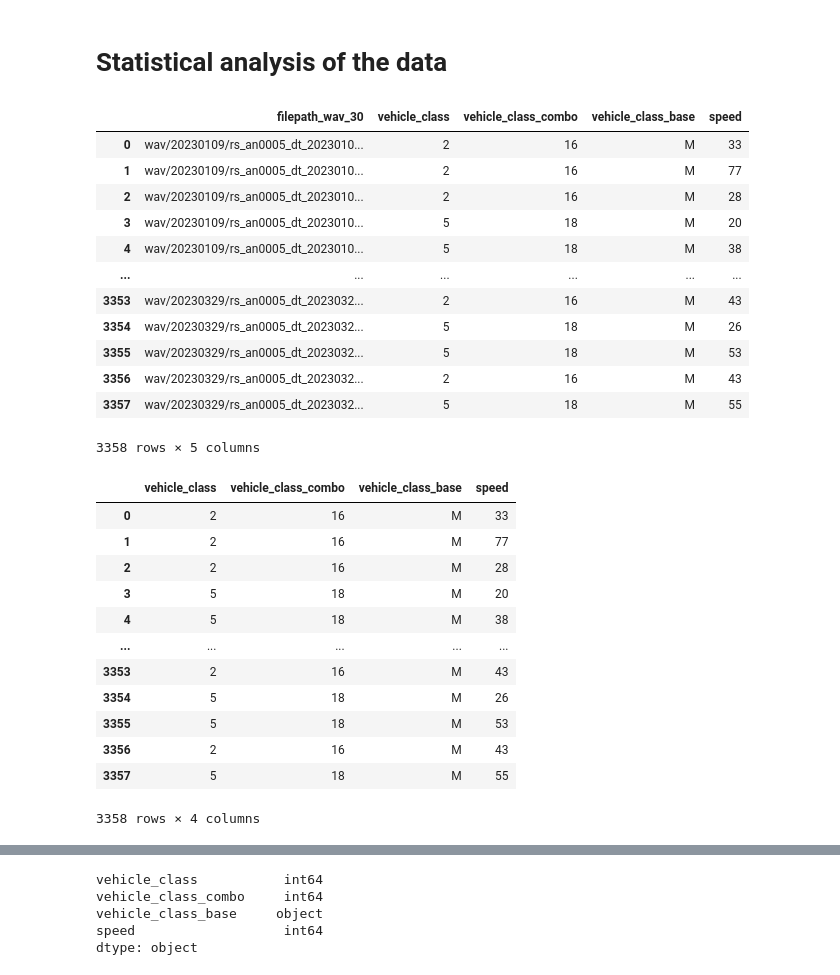
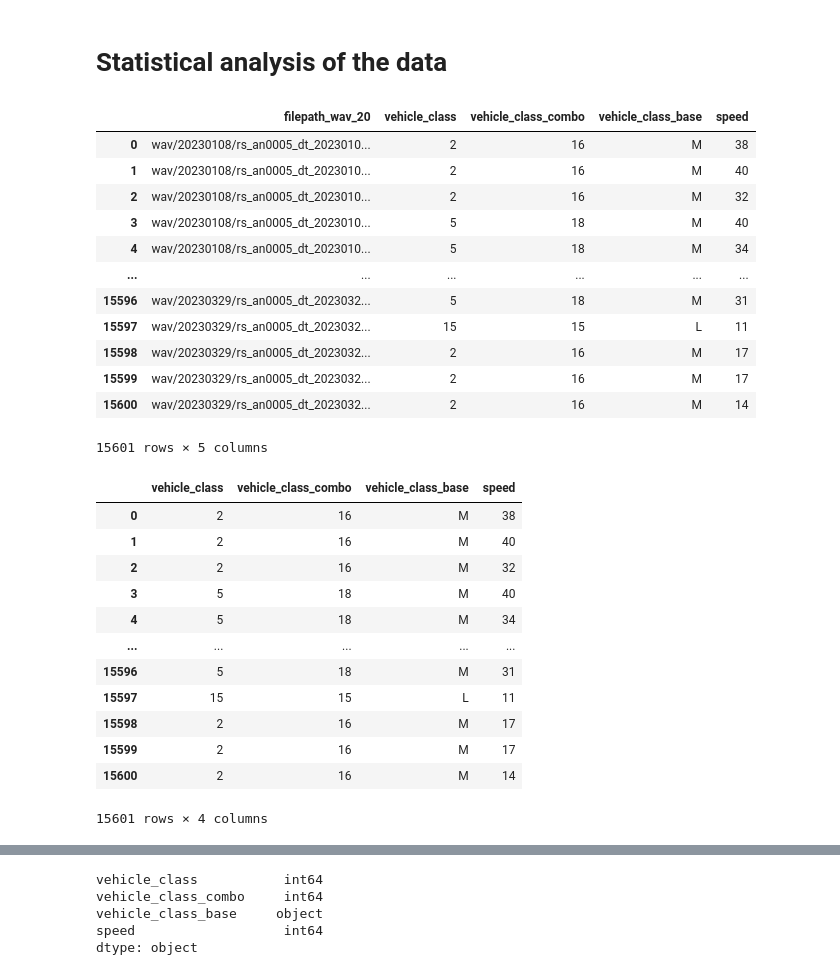
Before and after one commit to Malchemis/Classifier, a Jupyter notebook: regC/LinearRegression.ipynb, the cells around one changed output, grey strips where cells are left out. Cells and saved outputs as stored; diff of their text form; code cells hidden in the pictures.

```diff
--- a/regC/LinearRegression.ipynb
+++ b/regC/LinearRegression.ipynb
@@ -9,41 +9,41 @@ from sklearn.linear_model import LogisticRegression
 # %% [markdown]
 # Statistical analysis of the data
 # %%
-path_data = "/media/huimin/PortableSSD/KTH/data/SED-single_vehicle-30_sec/weak_labels.csv"
+path_data = "/media/huimin/Backup_03TB_651/single_vehicle-20sec_gap15sec/weak_labels.csv"
 data = pd.read_csv(path_data, sep='\t')
 data
 # %% [output]
-|  | filepath_wav_30 | vehicle_class | vehicle_class_combo | vehicle_class_base | speed |
-| 0 | wav/20230109/rs_an0005_dt_2023010... | 2 | 16 | M | 33 |
-| 1 | wav/20230109/rs_an0005_dt_2023010... | 2 | 16 | M | 77 |
-| 2 | wav/20230109/rs_an0005_dt_2023010... | 2 | 16 | M | 28 |
-| 3 | wav/20230109/rs_an0005_dt_2023010... | 5 | 18 | M | 20 |
-| 4 | wav/20230109/rs_an0005_dt_2023010... | 5 | 18 | M | 38 |
+|  | filepath_wav_20 | vehicle_class | vehicle_class_combo | vehicle_class_base | speed |
+| 0 | wav/20230108/rs_an0005_dt_2023010... | 2 | 16 | M | 38 |
+| 1 | wav/20230108/rs_an0005_dt_2023010... | 2 | 16 | M | 40 |
+| 2 | wav/20230108/rs_an0005_dt_2023010... | 2 | 16 | M | 32 |
+| 3 | wav/20230108/rs_an0005_dt_2023010... | 5 | 18 | M | 40 |
+| 4 | wav/20230108/rs_an0005_dt_2023010... | 5 | 18 | M | 34 |
 | ... | ... | ... | ... | ... | ... |
-| 3353 | wav/20230329/rs_an0005_dt_2023032... | 2 | 16 | M | 43 |
-| 3354 | wav/20230329/rs_an0005_dt_2023032... | 5 | 18 | M | 26 |
-| 3355 | wav/20230329/rs_an0005_dt_2023032... | 5 | 18 | M | 53 |
-| 3356 | wav/20230329/rs_an0005_dt_2023032... | 2 | 16 | M | 43 |
-| 3357 | wav/20230329/rs_an0005_dt_2023032... | 5 | 18 | M | 55 |
+| 15596 | wav/20230329/rs_an0005_dt_2023032... | 5 | 18 | M | 31 |
+| 15597 | wav/20230329/rs_an0005_dt_2023032... | 15 | 15 | L | 11 |
+| 15598 | wav/20230329/rs_an0005_dt_2023032... | 2 | 16 | M | 17 |
+| 15599 | wav/20230329/rs_an0005_dt_2023032... | 2 | 16 | M | 17 |
+| 15600 | wav/20230329/rs_an0005_dt_2023032... | 2 | 16 | M | 14 |
-3358 rows × 5 columns
+15601 rows × 5 columns
 # %%
 # Drop the first column
 data = data.drop(data.columns[0], axis=1)
 data
 # %% [output]
 |  | vehicle_class | vehicle_class_combo | vehicle_class_base | speed |
-| 0 | 2 | 16 | M | 33 |
-| 1 | 2 | 16 | M | 77 |
-| 2 | 2 | 16 | M | 28 |
-| 3 | 5 | 18 | M | 20 |
-| 4 | 5 | 18 | M | 38 |
+| 0 | 2 | 16 | M | 38 |
+| 1 | 2 | 16 | M | 40 |
+| 2 | 2 | 16 | M | 32 |
+| 3 | 5 | 18 | M | 40 |
+| 4 | 5 | 18 | M | 34 |
 | ... | ... | ... | ... | ... |
-| 3353 | 2 | 16 | M | 43 |
-| 3354 | 5 | 18 | M | 26 |
-| 3355 | 5 | 18 | M | 53 |
-| 3356 | 2 | 16 | M | 43 |
-| 3357 | 5 | 18 | M | 55 |
+| 15596 | 5 | 18 | M | 31 |
+| 15597 | 15 | 15 | L | 11 |
+| 15598 | 2 | 16 | M | 17 |
+| 15599 | 2 | 16 | M | 17 |
+| 15600 | 2 | 16 | M | 14 |
-3358 rows × 4 columns
+15601 rows × 4 columns
 # %%
 ydata_profiling.ProfileReport(data)
 # %% [output]
```
Also changed, not shown: 7 other files.
